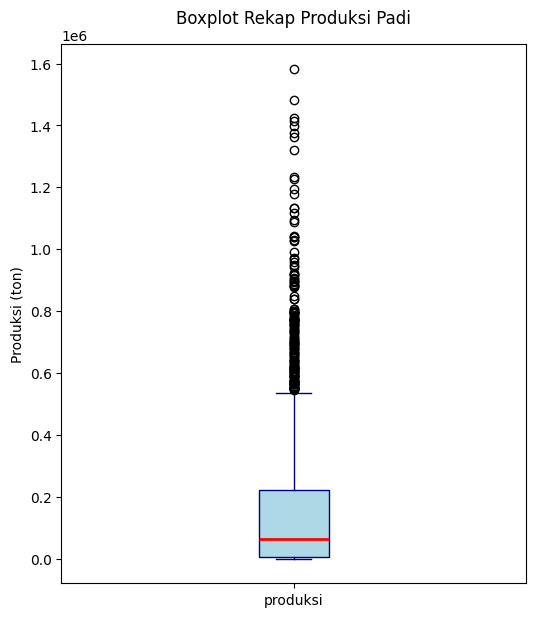
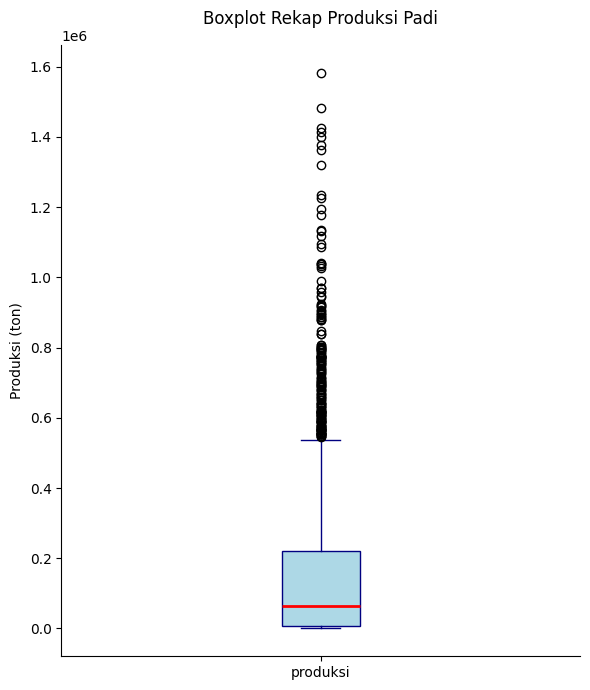
Code edit (unified diff) that turned the first committed figure into the second:
--- before
+++ after
@@ -1,4 +1,8 @@
-bps['produksi'] = bps['produksi'].astype(str).str.strip().str.replace(',', '.')
+bps['produksi'] = bps['produksi'].astype(str).str.strip()
+bps['produksi'] = bps['produksi'].str.replace(' ', '', regex=False)
+bps['produksi'] = bps['produksi'].str.replace(',', '.', regex=False)
 bps['produksi'] = pd.to_numeric(bps['produksi'], errors='coerce')
+
+bps = bps[bps['produksi'] > 0] 
 bps = bps.dropna(subset=['produksi'])
 
@@ -7,5 +11,5 @@
 bps.boxplot(
     column="produksi",
-    grid=False,             
+    grid=False,            
     patch_artist=True,      
     boxprops=dict(facecolor='lightblue', color='navy'),
@@ -14,11 +18,17 @@
     medianprops=dict(color='red', linewidth=2)  
 )
-
+    
 plt.title("Boxplot Rekap Produksi Padi", fontsize=12, pad=15)
 plt.ylabel("Produksi (ton)", fontsize=10)
+
+for spine in plt.gca().spines.values():
+    if spine.spine_type in ['top', 'right']:
+        spine.set_visible(False)
+
+plt.tight_layout()
 plt.savefig(
     os.path.join(EDA_OUTPUT_FOLDER, 'produksi_boxplot.png'),
     dpi=300, 
-    bbox_inches='tight'
+    bbox_inches='tight' 
 )
 plt.show()

Commit: exploratory data enalysis fix